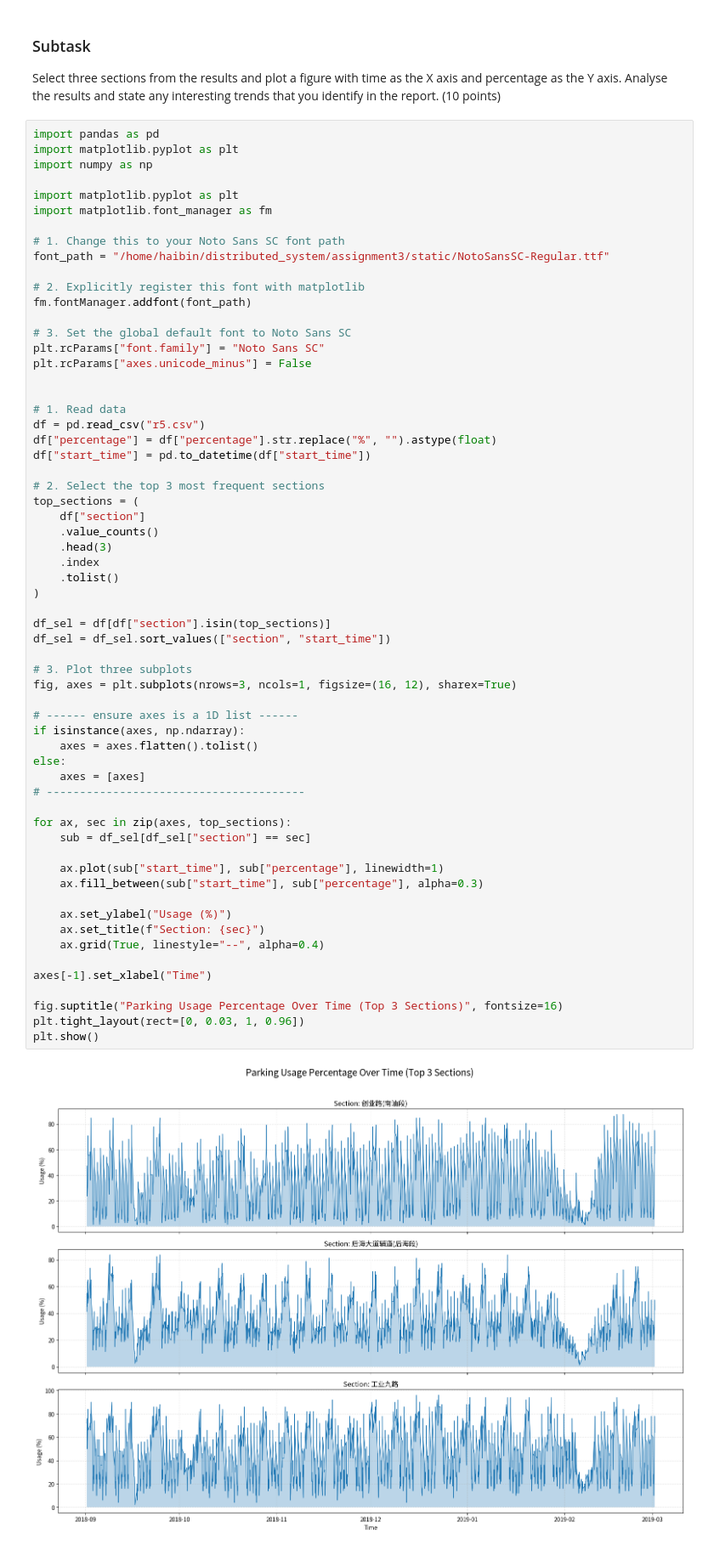
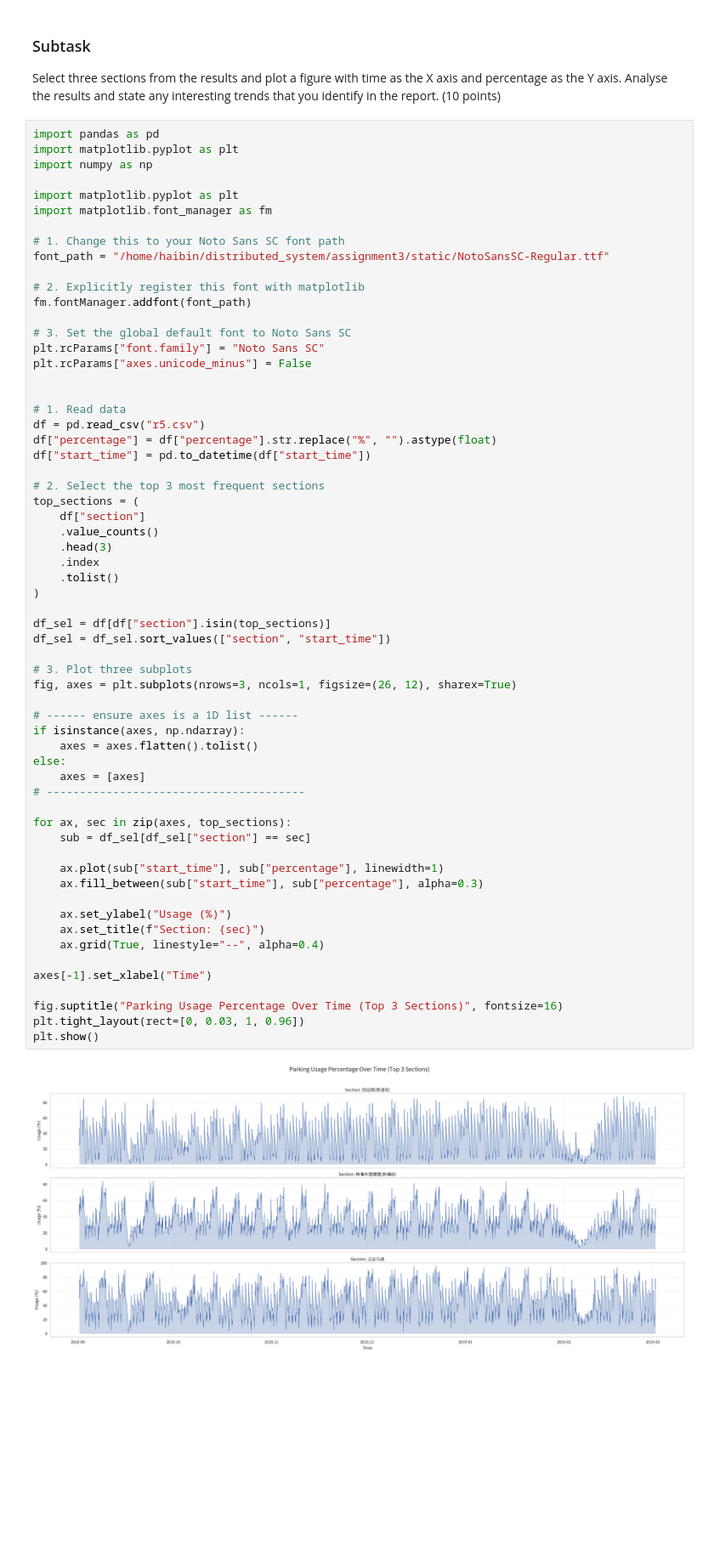
Before and after one commit to HaibinLai/Distributed-and-Cloud-Computing, a Jupyter notebook: assignment3/ass3_haibin.ipynb, the cells around one changed output. Shown at 85% size. Saved outputs shown, nothing was run; the diff lists cells and outputs as text; blank space fills up the shorter version.

```diff
--- a/assignment3/ass3_haibin.ipynb
+++ b/assignment3/ass3_haibin.ipynb
@@ -244,32 +244,32 @@ top_sections = (
 )
 
 df_sel = df[df["section"].isin(top_sections)]
 df_sel = df_sel.sort_values(["section", "start_time"])
 
 # 3. Plot three subplots
-fig, axes = plt.subplots(nrows=3, ncols=1, figsize=(16, 12), sharex=True)
+fig, axes = plt.subplots(nrows=3, ncols=1, figsize=(26, 12), sharex=True)
 
 # ------ ensure axes is a 1D list ------
 if isinstance(axes, np.ndarray):
     axes = axes.flatten().tolist()
 else:
     axes = [axes]
 # ---------------------------------------
 
 for ax, sec in zip(axes, top_sections):
     sub = df_sel[df_sel["section"] == sec]
 
     ax.plot(sub["start_time"], sub["percentage"], linewidth=1)
     ax.fill_between(sub["start_time"], sub["percentage"], alpha=0.3)
 
     ax.set_ylabel("Usage (%)")
     ax.set_title(f"Section: {sec}")
     ax.grid(True, linestyle="--", alpha=0.4)
 
 axes[-1].set_xlabel("Time")
 
 fig.suptitle("Parking Usage Percentage Over Time (Top 3 Sections)", fontsize=16)
 plt.tight_layout(rect=[0, 0.03, 1, 0.96])
 plt.show()
 # %% [output]
-[figure, old version]
+[figure, new version]
```
Also changed, not shown: parts of 2 cells of this notebook, 2 other files.
